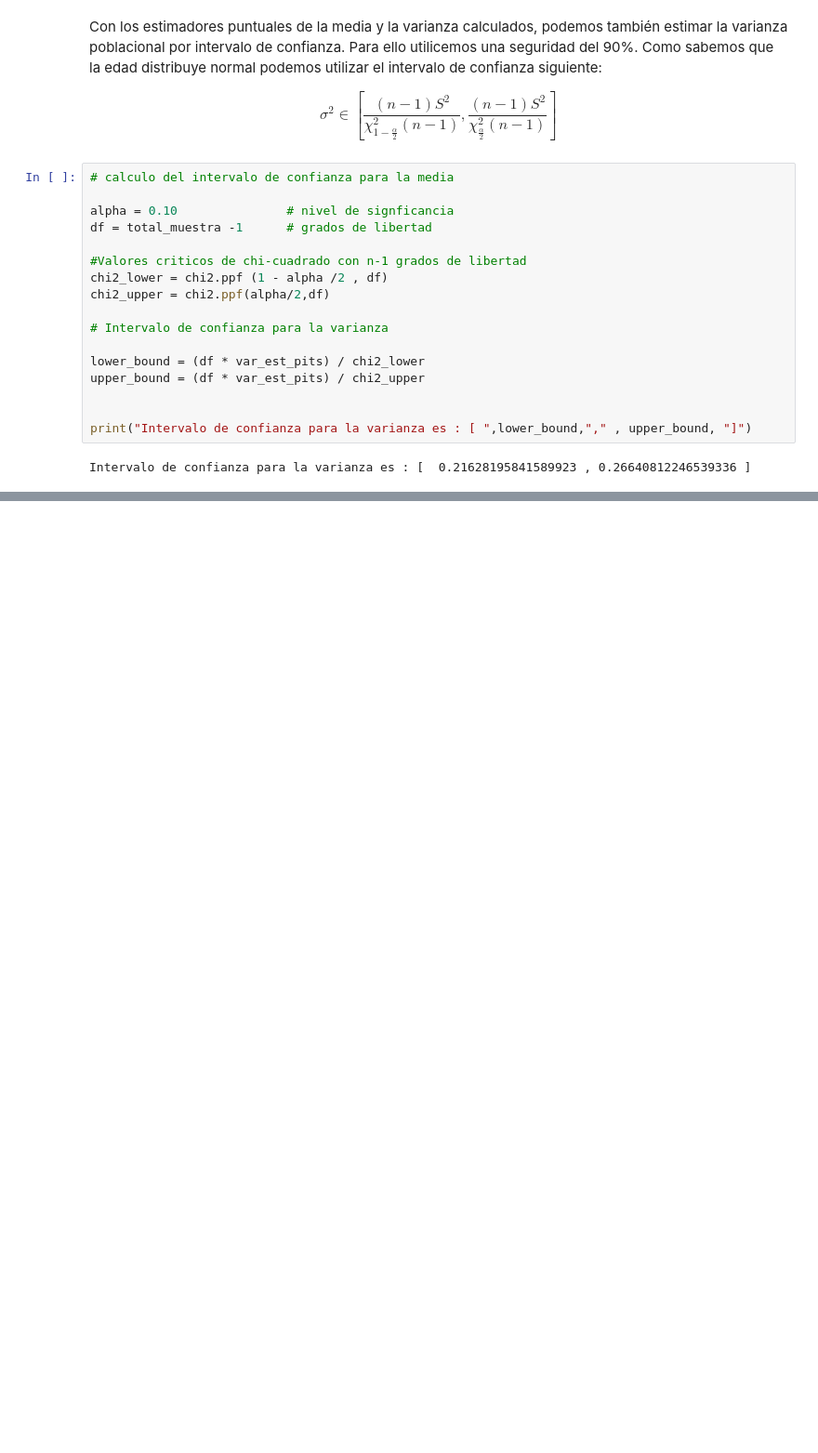
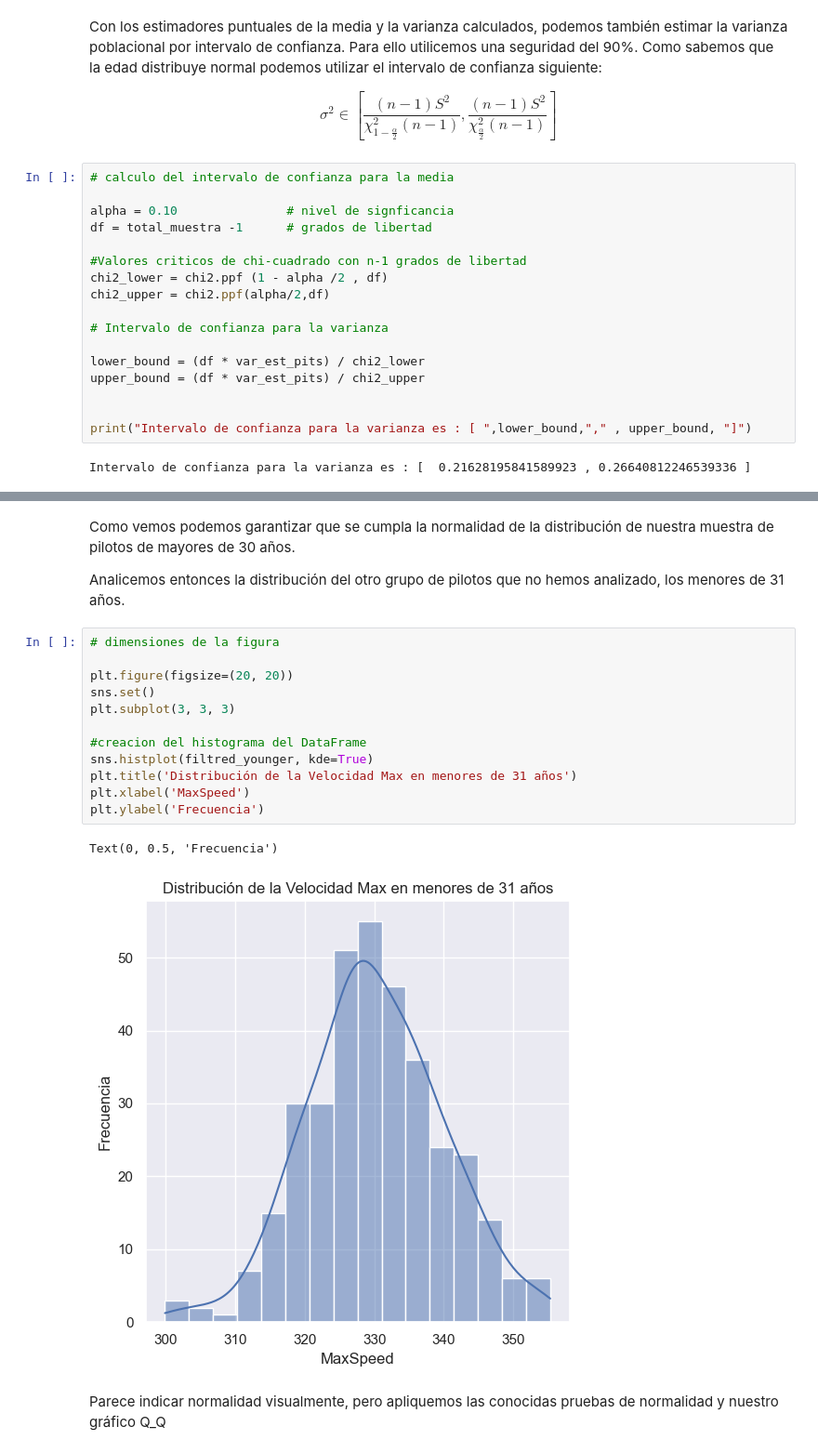
Before and after one commit to JabelResendiz/F1StatsLab, a Jupyter notebook: formula1/f1.ipynb, the cells around one changed output, grey strips where cells are left out. Shown at 93% size. Drawn from its saved outputs; the diff is of its cells as text; blank space fills up the shorter version.

```diff
--- a/formula1/f1.ipynb
+++ b/formula1/f1.ipynb
@@ -316,0 +379,21 @@ Intervalo de confianza para la varianza es : [  0.21628195841589923 , 0.26640812
+# %% [markdown]
+Como vemos podemos garantizar que se cumpla la normalidad de la distribución de nuestra muestra de pilotos de mayores de 30 años.
+
+Analicemos entonces la distribución del otro grupo de pilotos que no hemos analizado, los menores de 31 años.
+# %%
+# dimensiones de la figura
+
+plt.figure(figsize=(20, 20))
+sns.set()
+plt.subplot(3, 3, 3)
+
+#creacion del histograma del DataFrame
+sns.histplot(filtred_younger, kde=True)
+plt.title('Distribución de la Velocidad Max en menores de 31 años')
+plt.xlabel('MaxSpeed')
+plt.ylabel('Frecuencia')
+# %% [output]
+Text(0, 0.5, 'Frecuencia')
+[figure, added]
+# %% [markdown]
+Parece indicar normalidad visualmente, pero apliquemos las conocidas pruebas de normalidad y nuestro gráfico Q_Q
```
Also changed, not shown: parts of 15 cells of this notebook, 1 other file.
